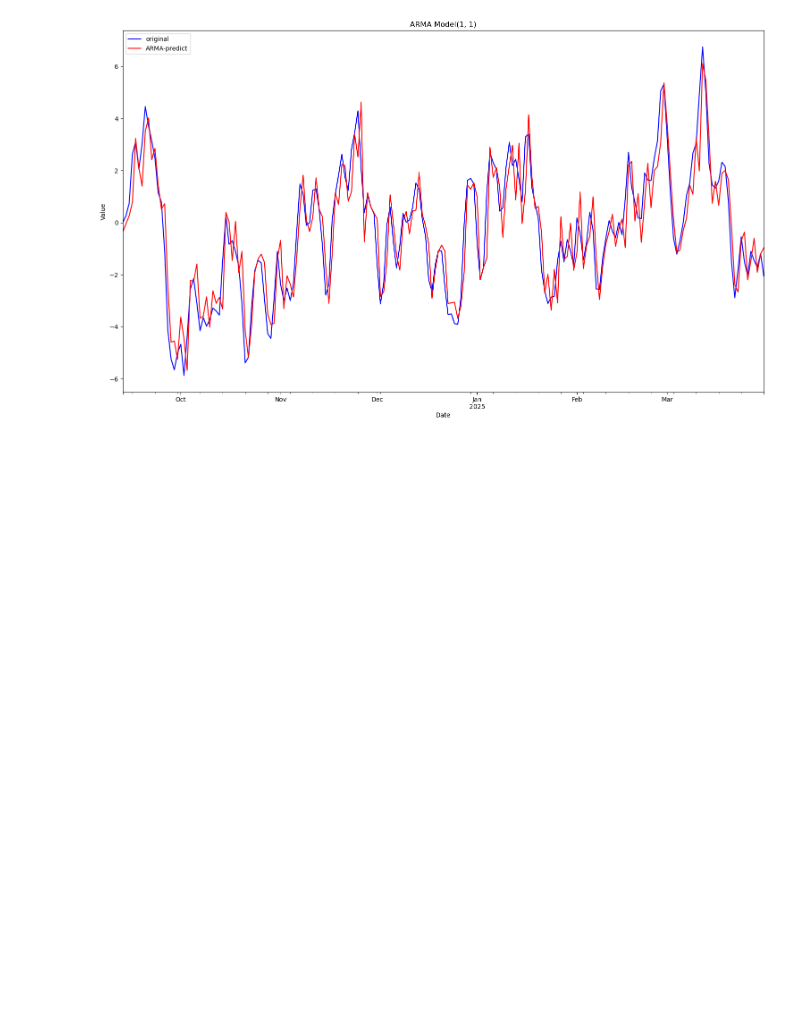
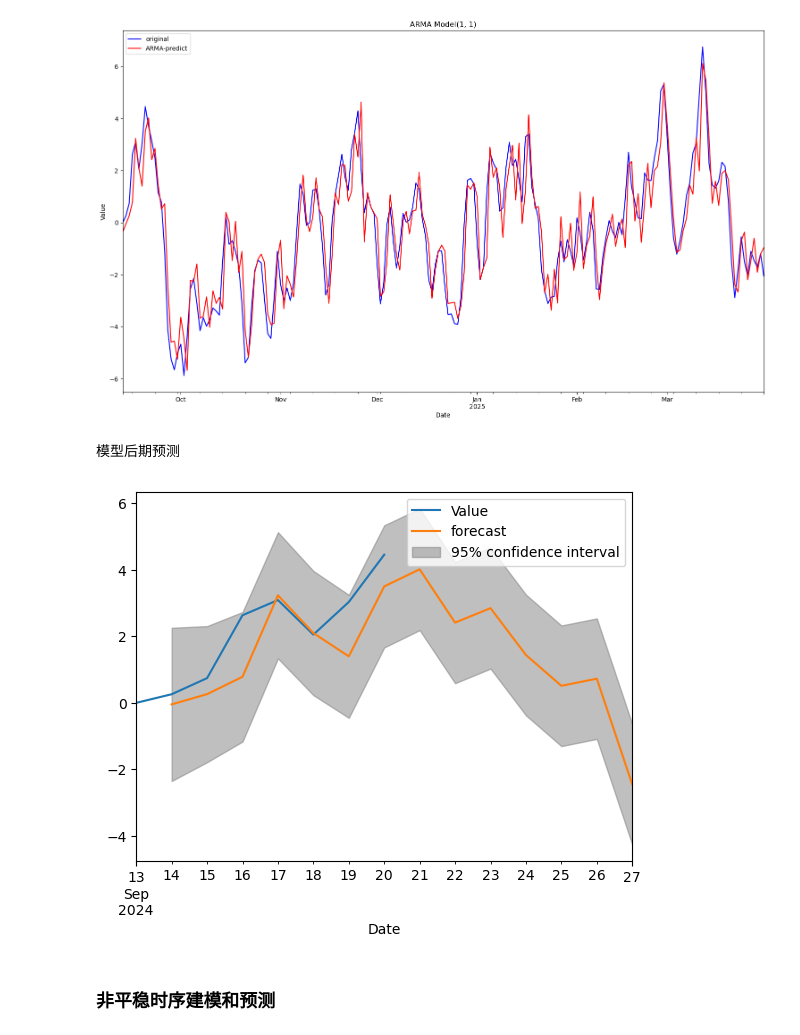
Before and after one commit to wyfdapig/learn_code, a Jupyter notebook: TStest/test1/homework1.ipynb, the cells around one changed output. Saved outputs shown, nothing was run; the diff lists cells and outputs as text; code cells hidden in the pictures; blank space fills up the shorter version.

```diff
--- a/TStest/test1/homework1.ipynb
+++ b/TStest/test1/homework1.ipynb
@@ -269,3 +268,17 @@ plt.legend()
 plt.show()
 # %% [output]
 [figure]
+# %% [markdown]
+模型后期预测
+# %%
+from statsmodels.graphics.tsaplots import plot_predict
+
+temp = data.Value['20240913':'20240920']
+fig, ax = plt.subplots()
+ax = temp.loc['20240913':'20240927'].plot(ax=ax)
+plot_predict(model_fit, '20240914', '20240927', ax=ax)
+plt.show()
+# %% [output]
+[figure, added]
+# %% [markdown]
+### 非平稳时序建模和预测
```
Also changed, not shown: parts of 24 cells of this notebook, 1 other file.
